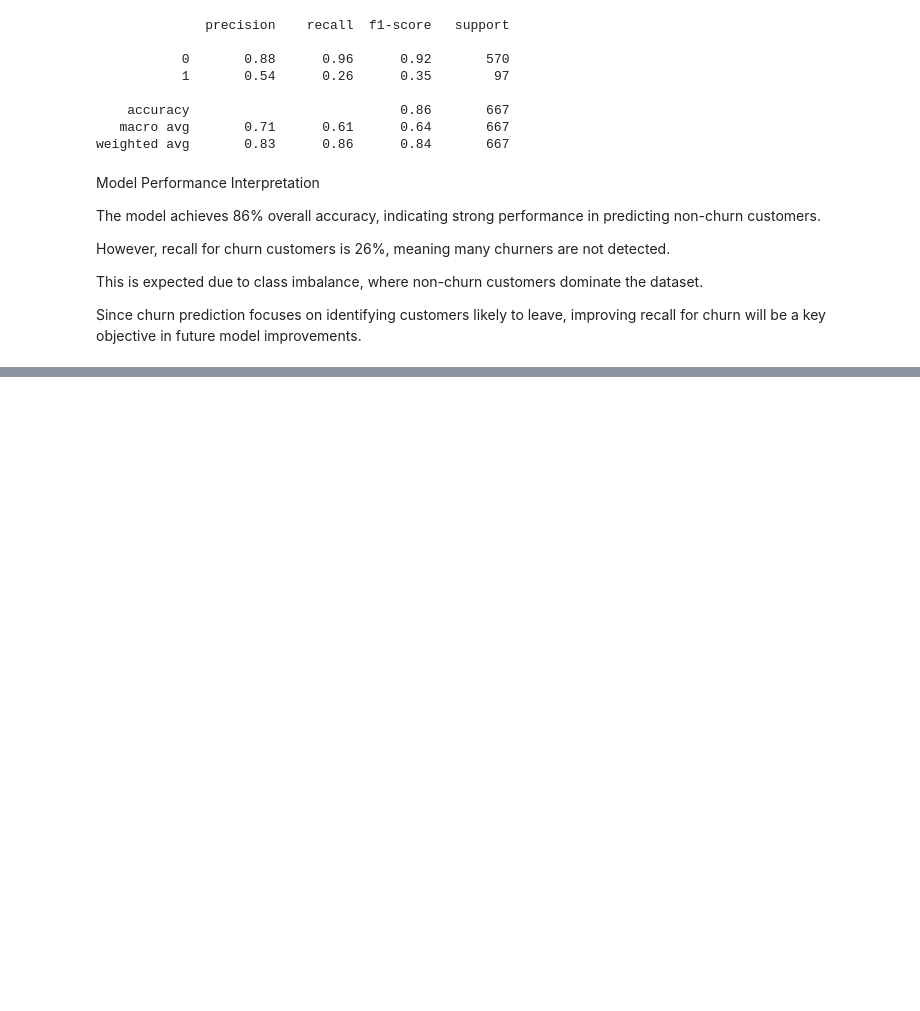
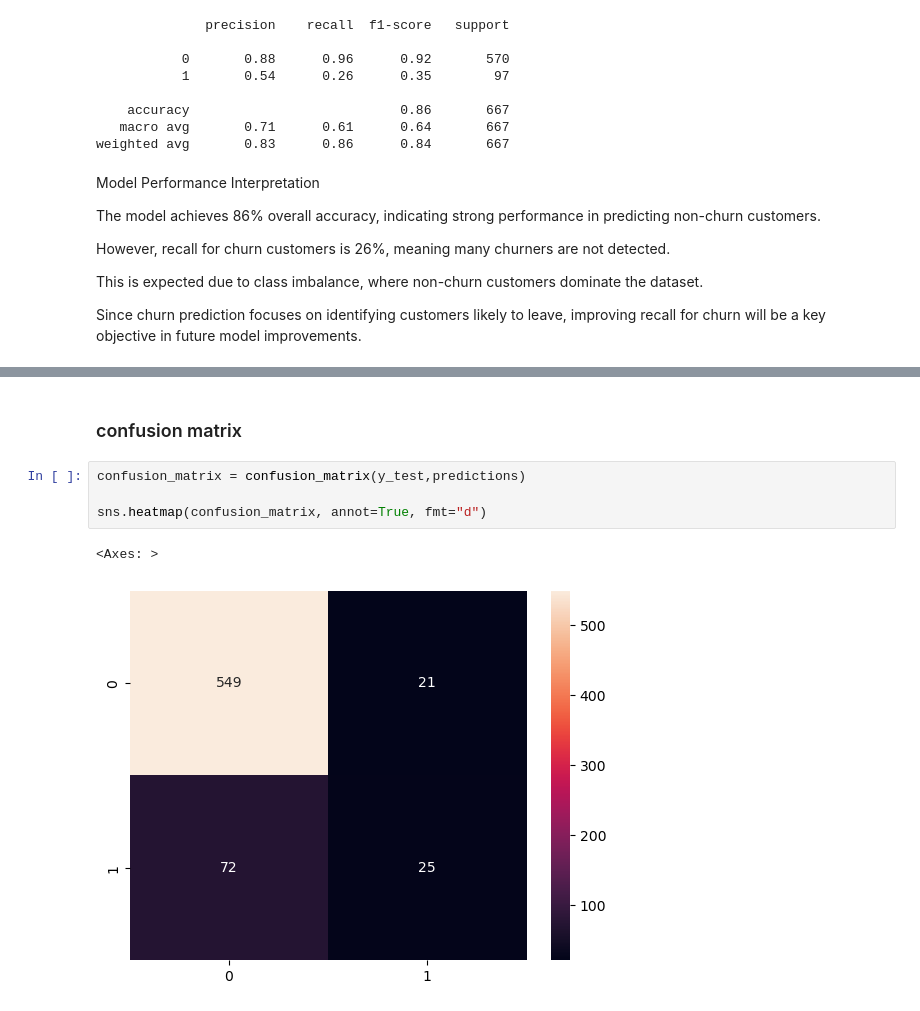
Before and after one commit to Marian-amo/SyriaTel--telecom-customer-churn-prediction, a Jupyter notebook: notebook.ipynb, the cells around one changed output, grey strips where cells are left out. Cells and saved outputs as stored; diff of their text form; blank space fills up the shorter version.

Commit message:
add random forest and confusion matrix

```diff
--- a/notebook.ipynb
+++ b/notebook.ipynb
@@ -345,0 +366,9 @@ Since churn prediction focuses on identifying customers likely to leave, improvi
+# %% [markdown]
+### confusion matrix
+# %%
+confusion_matrix = confusion_matrix(y_test,predictions)
+
+sns.heatmap(confusion_matrix, annot=True, fmt="d")
+# %% [output]
+<Axes: >
+[figure, added]
```
Also changed, not shown: parts of 4 cells of this notebook.
